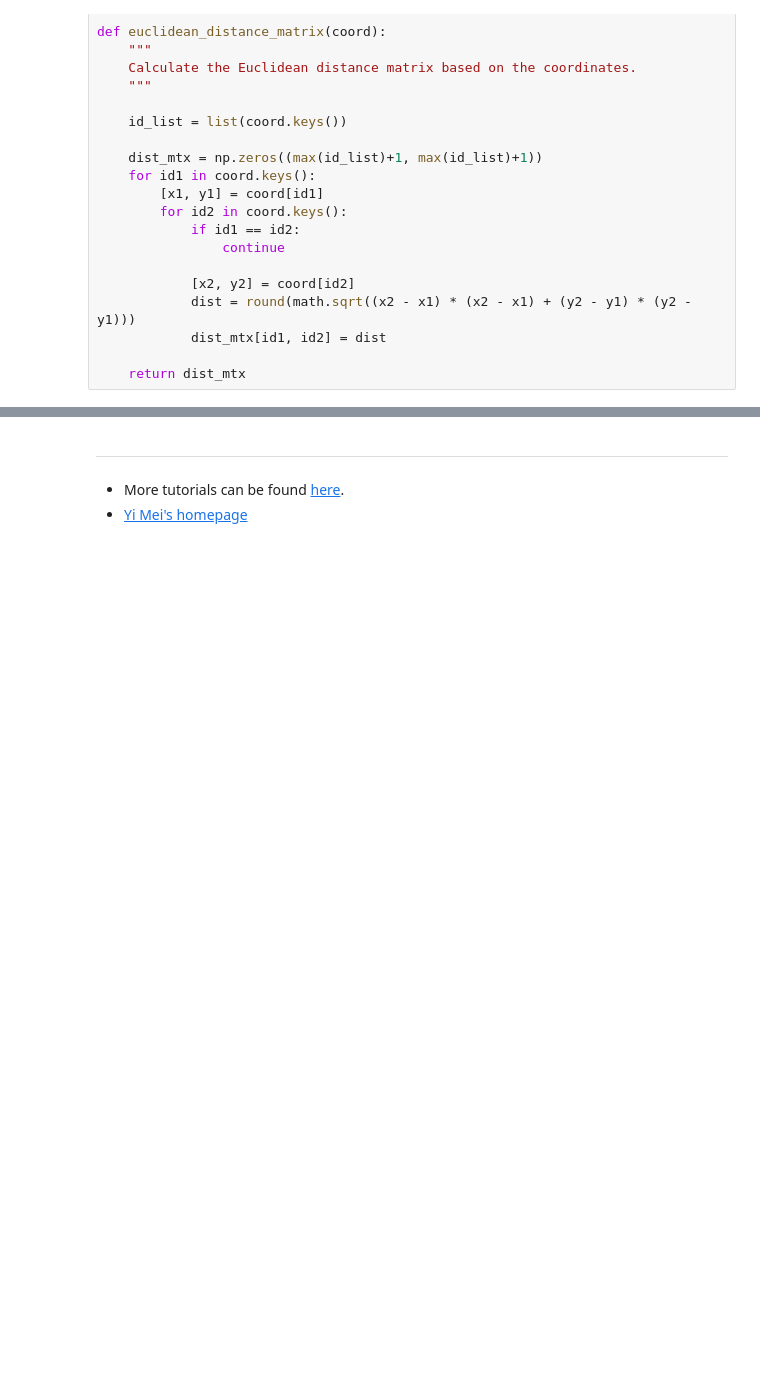
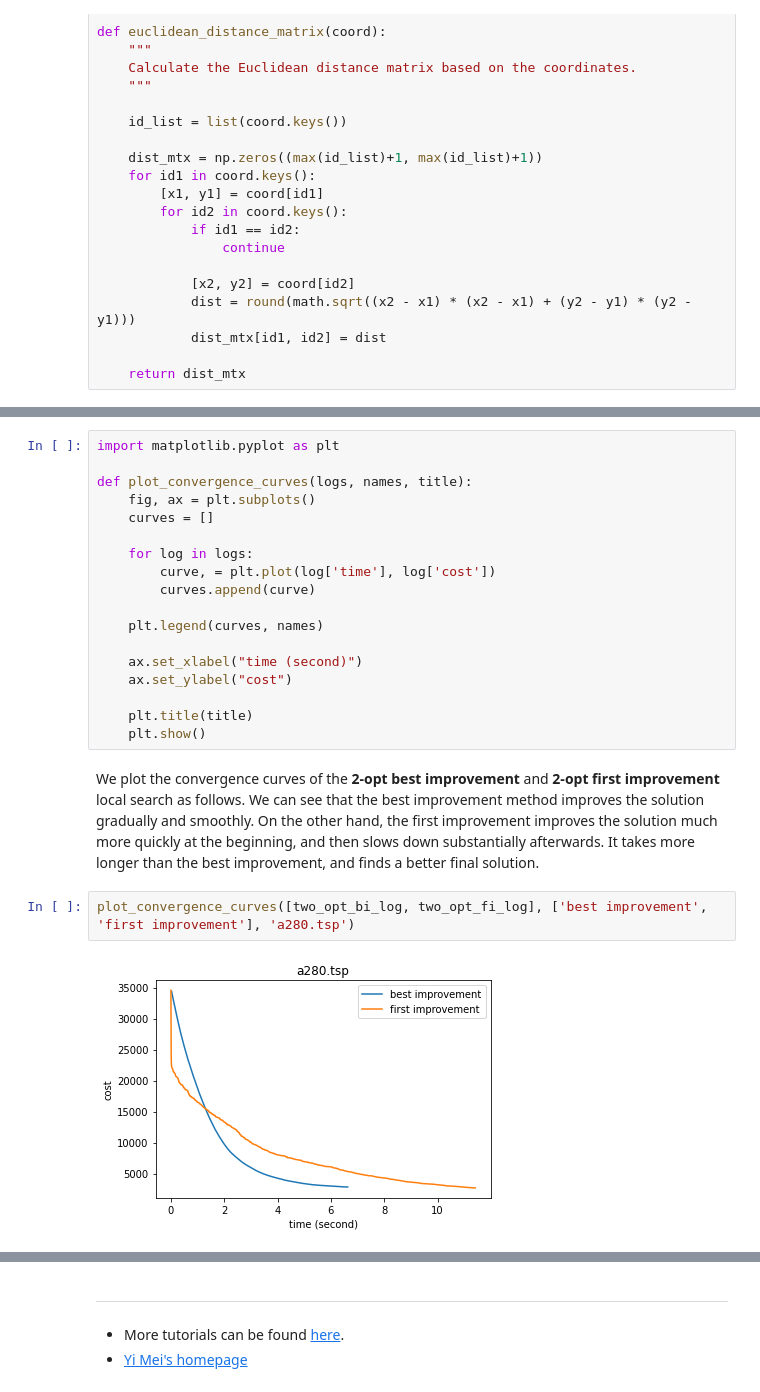
Before and after one commit to meiyi1986/tutorials, a Jupyter notebook: notebooks/local-search-tsp.ipynb, the cells around one changed output, grey strips where cells are left out. Drawn from its saved outputs; the diff is of its cells as text; blank space fills up the shorter version.

```diff
--- a/notebooks/local-search-tsp.ipynb
+++ b/notebooks/local-search-tsp.ipynb
@@ -393,0 +429,24 @@ Text(0.5, 1.0, 'final cost = 2767.0')
+# %%
+import matplotlib.pyplot as plt
+
+def plot_convergence_curves(logs, names, title):
+    fig, ax = plt.subplots()
+    curves = []
+
+    for log in logs:
+        curve, = plt.plot(log['time'], log['cost'])
+        curves.append(curve)
+
+    plt.legend(curves, names)
+
+    ax.set_xlabel("time (second)")
+    ax.set_ylabel("cost")
+
+    plt.title(title)
+    plt.show()
+# %% [markdown]
+We plot the convergence curves of the **2-opt best improvement** and **2-opt first improvement** local search as follows. We can see that the best improvement method improves the solution gradually and smoothly. On the other hand, the first improvement improves the solution much more quickly at the beginning, and then slows down substantially afterwards. It takes more longer than the best improvement, and finds a better final solution.
+# %%
+plot_convergence_curves([two_opt_bi_log, two_opt_fi_log], ['best improvement', 'first improvement'], 'a280.tsp')
+# %% [output]
+[figure, added]
```
Also changed, not shown: parts of 48 cells of this notebook, 2 other files.
